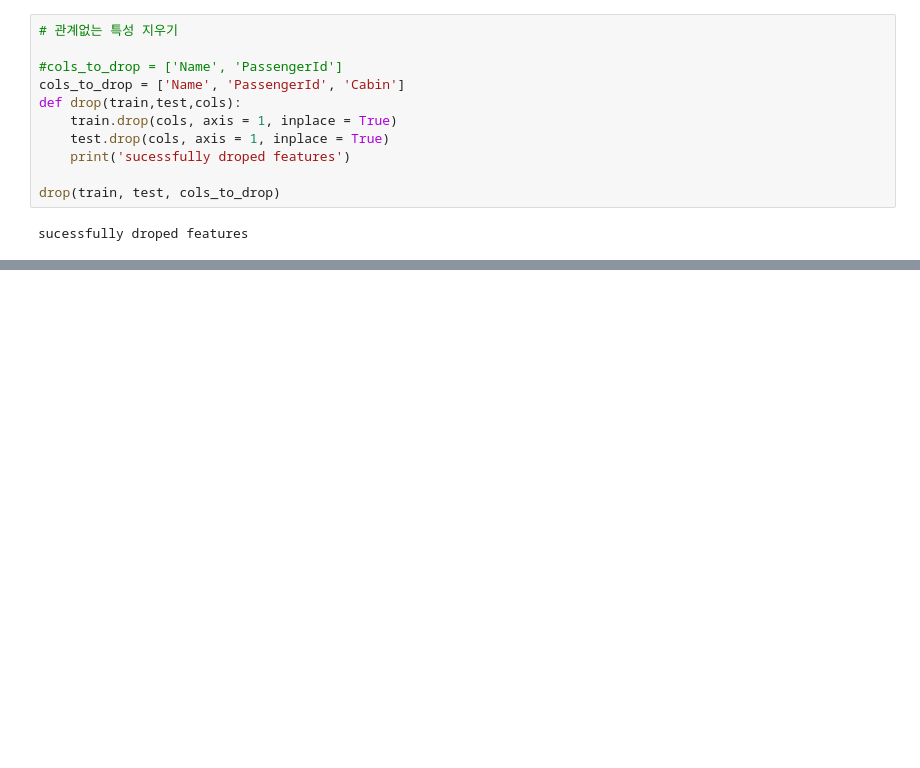
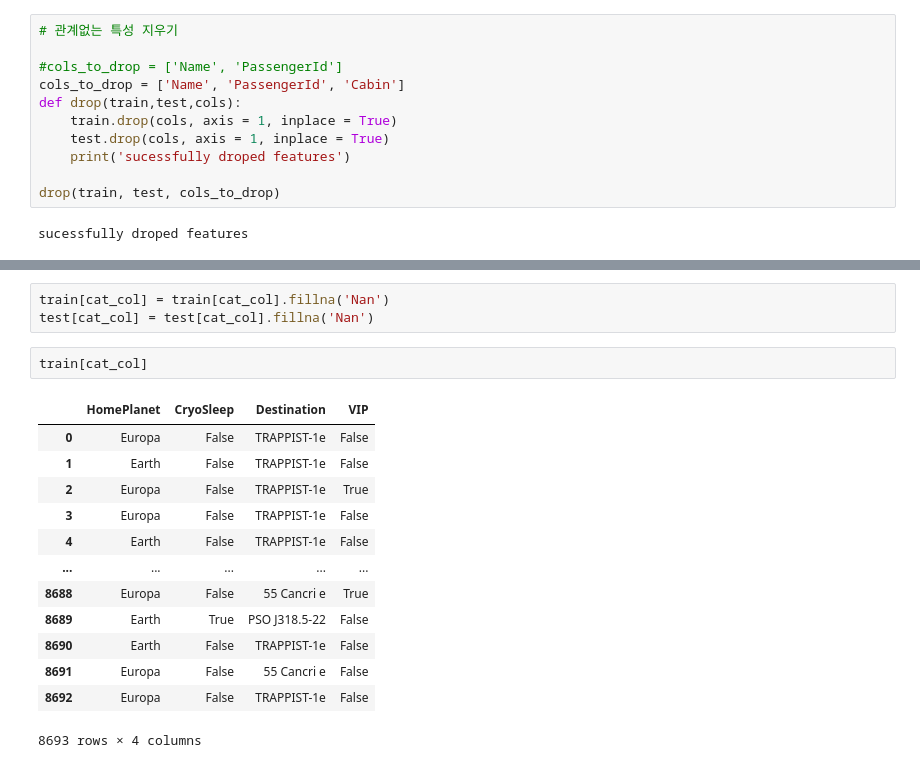
Before and after one commit to AHNDUHONG/Project_01, a Jupyter notebook: spaceshiptitanic-test-02.ipynb, the cells around one changed output, grey strips where cells are left out. Cells and saved outputs as stored; diff of their text form; blank space fills up the shorter version.

```diff
--- a/spaceshiptitanic-test-02.ipynb
+++ b/spaceshiptitanic-test-02.ipynb
@@ -275,0 +340,19 @@ sucessfully droped features
+# %%
+train[cat_col] = train[cat_col].fillna('Nan')
+test[cat_col] = test[cat_col].fillna('Nan')
+# %%
+train[cat_col]
+# %% [output]
+|  | HomePlanet | CryoSleep | Destination | VIP |
+| 0 | Europa | False | TRAPPIST-1e | False |
+| 1 | Earth | False | TRAPPIST-1e | False |
+| 2 | Europa | False | TRAPPIST-1e | True |
+| 3 | Europa | False | TRAPPIST-1e | False |
+| 4 | Earth | False | TRAPPIST-1e | False |
+| ... | ... | ... | ... | ... |
+| 8688 | Europa | False | 55 Cancri e | True |
+| 8689 | Earth | True | PSO J318.5-22 | False |
+| 8690 | Earth | False | TRAPPIST-1e | False |
+| 8691 | Europa | False | 55 Cancri e | False |
+| 8692 | Europa | False | TRAPPIST-1e | False |
+8693 rows × 4 columns
```
Also changed, not shown: parts of 6 cells of this notebook.
